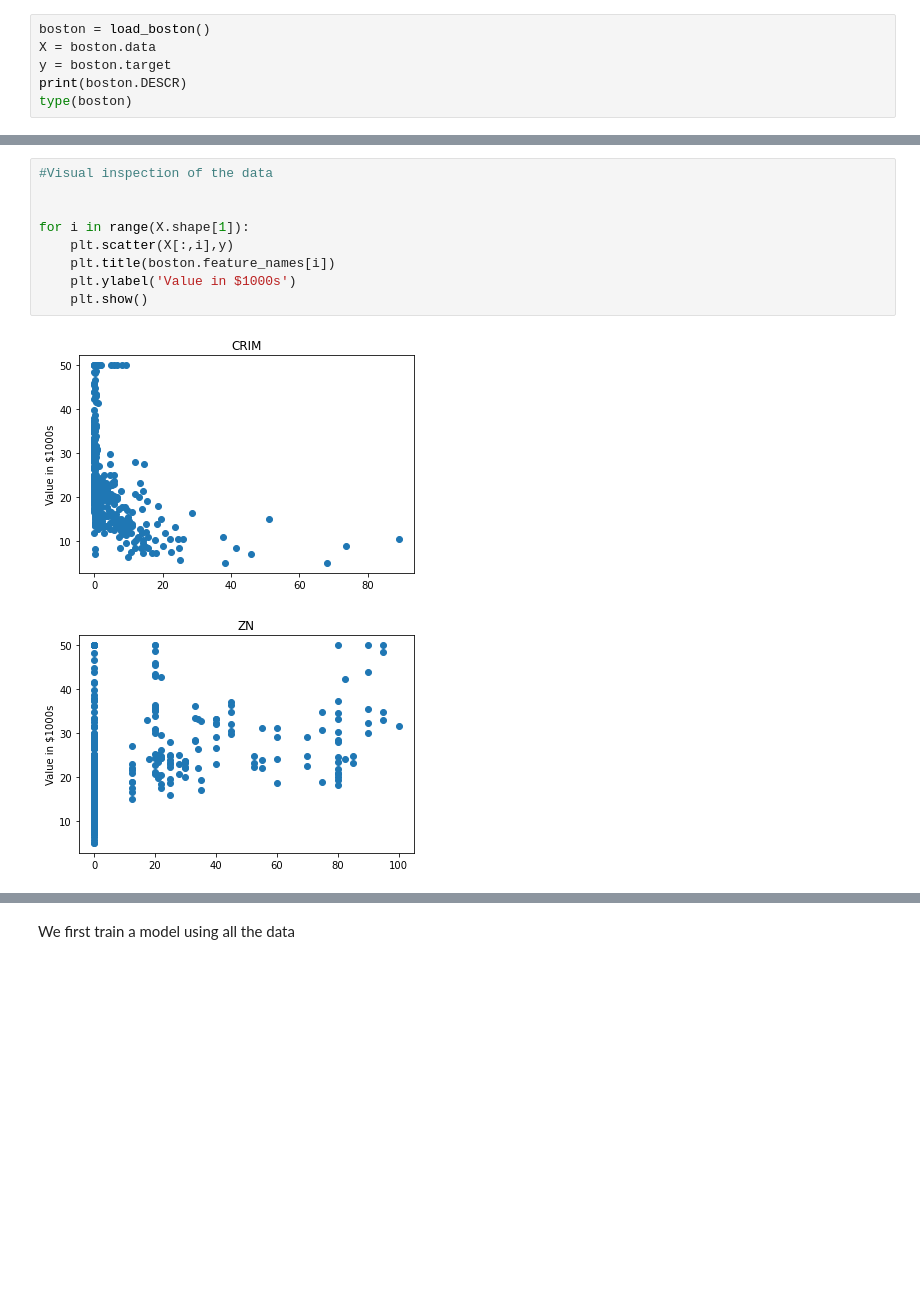
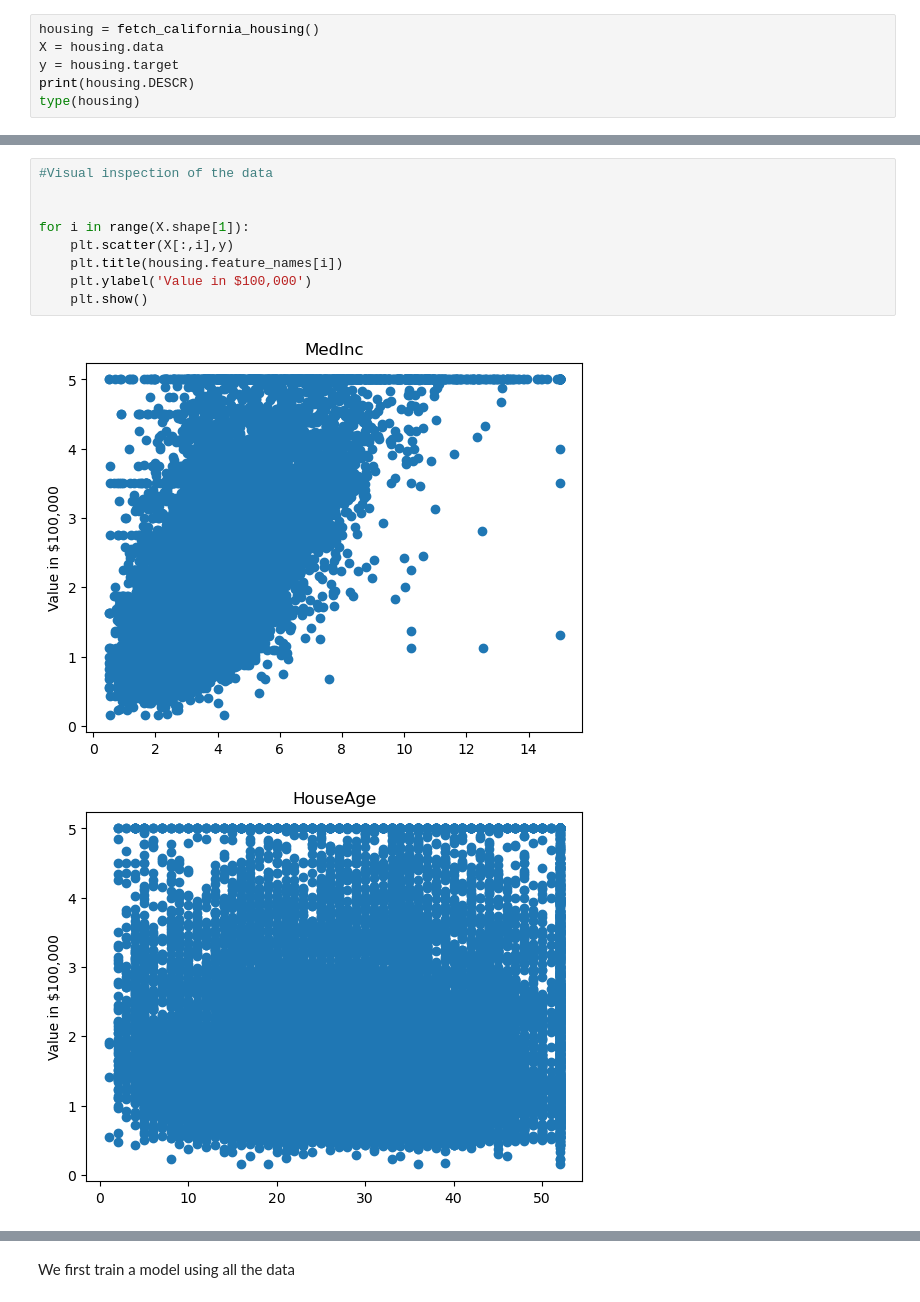
Before and after one commit to brajard/MAT330, a Jupyter notebook: notebooks/regression example.ipynb, the cells around one changed output, grey strips where cells are left out. Saved outputs shown, nothing was run; the diff lists cells and outputs as text; blank space fills up the shorter version.

```diff
--- a/notebooks/regression example.ipynb
+++ b/notebooks/regression example.ipynb
@@ -4,7 +5,7 @@ import matplotlib.pyplot as plt
 # %%
-boston = load_boston()
-X = boston.data
-y = boston.target
-print(boston.DESCR)
-type(boston)
+housing = fetch_california_housing()
+X = housing.data
+y = housing.target
+print(housing.DESCR)
+type(housing)
 # %% [output]
@@ -29,12 +30,12 @@ sklearn.utils.Bunch
 # %%
 #Visual inspection of the data
 
 
 for i in range(X.shape[1]):
     plt.scatter(X[:,i],y)
-    plt.title(boston.feature_names[i])
-    plt.ylabel('Value in $1000s')
+    plt.title(housing.feature_names[i])
+    plt.ylabel('Value in $100,000')
     plt.show()
 # %% [output]
-[figure, old version]
+[figure, new version]
-[figure, old version]
+[figure, new version]
```
Also changed, not shown: parts of 24 cells of this notebook, 1 other file.
